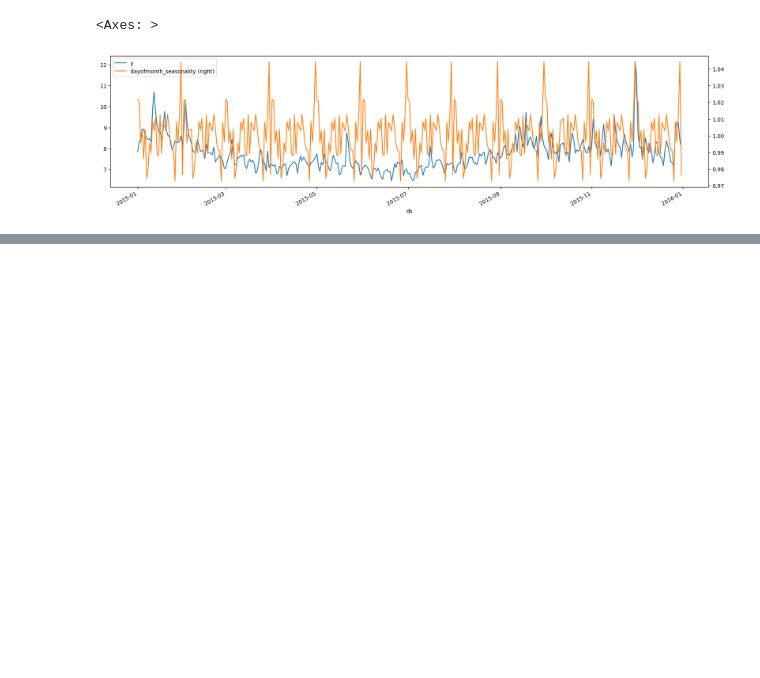
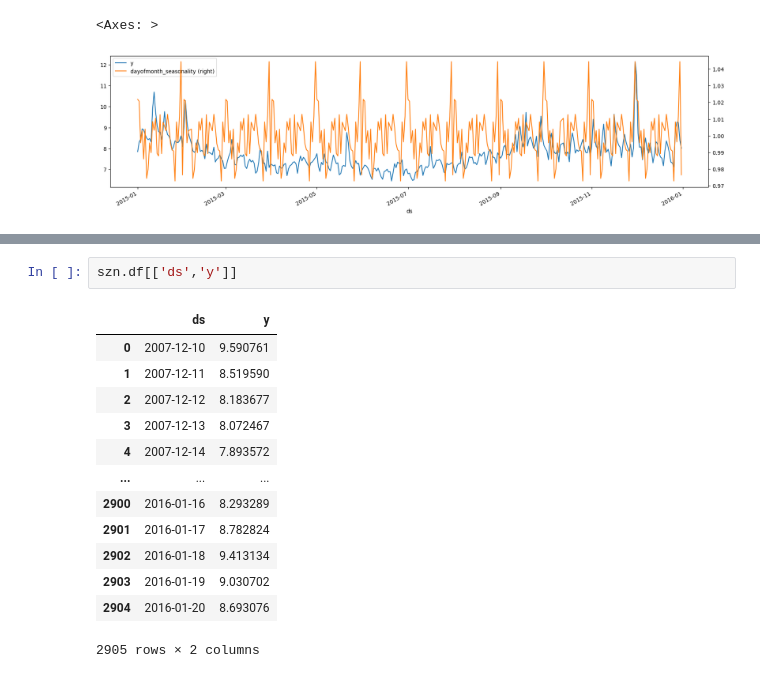
Before and after one commit to tsj7ww/covid19, a Jupyter notebook: seasonality.ipynb, the cells around one changed output, grey strips where cells are left out. Cells and saved outputs as stored; diff of their text form; blank space fills up the shorter version.

```diff
--- a/seasonality.ipynb
+++ b/seasonality.ipynb
@@ -160,0 +182,16 @@ df.plot(ax=ax,x='ds',y='dayofmonth_seasonality',secondary_y=True,figsize=(20,5))
+# %%
+szn.df[['ds','y']]
+# %% [output]
+|  | ds | y |
+| 0 | 2007-12-10 | 9.590761 |
+| 1 | 2007-12-11 | 8.519590 |
+| 2 | 2007-12-12 | 8.183677 |
+| 3 | 2007-12-13 | 8.072467 |
+| 4 | 2007-12-14 | 7.893572 |
+| ... | ... | ... |
+| 2900 | 2016-01-16 | 8.293289 |
+| 2901 | 2016-01-17 | 8.782824 |
+| 2902 | 2016-01-18 | 9.413134 |
+| 2903 | 2016-01-19 | 9.030702 |
+| 2904 | 2016-01-20 | 8.693076 |
+2905 rows × 2 columns
```
Also changed, not shown: parts of 4 cells of this notebook.
